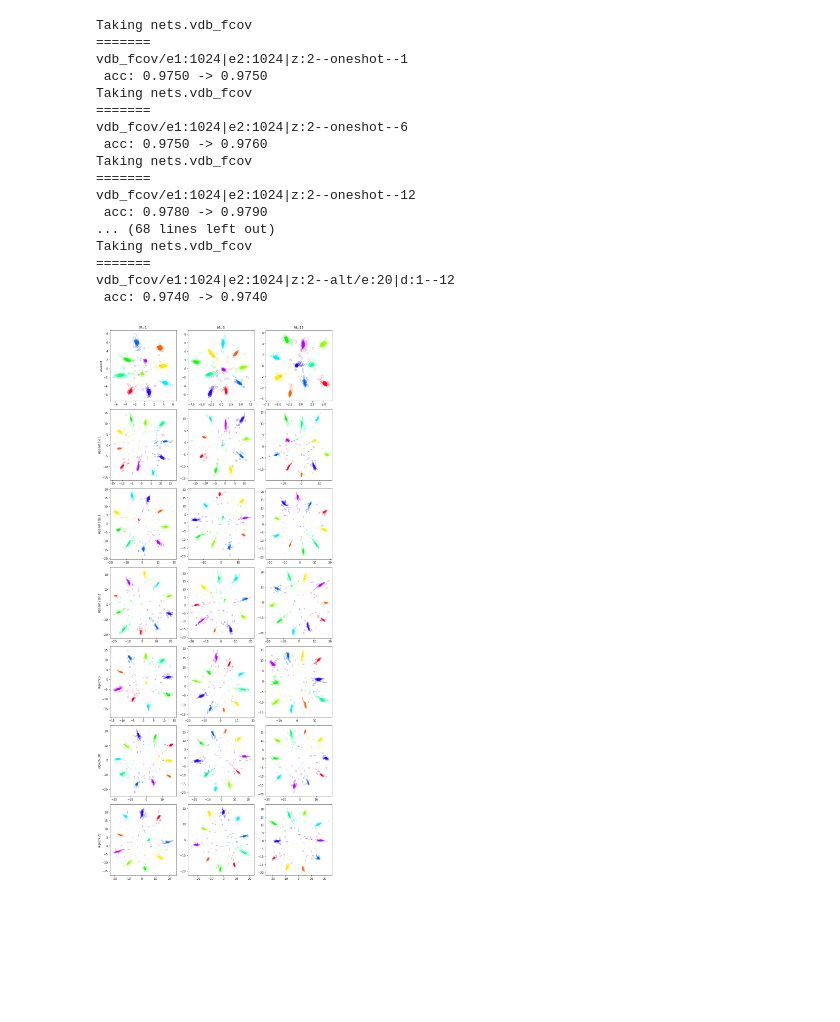
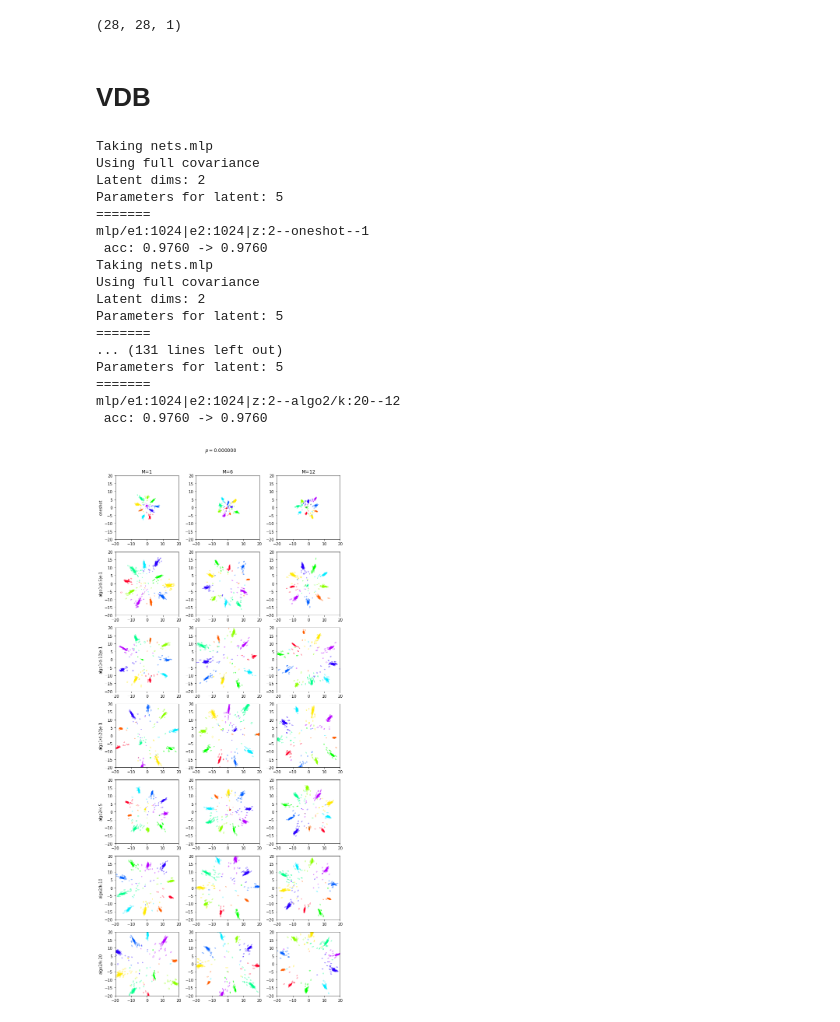
Before and after one commit to p16i/vdb, a Jupyter notebook: notebooks/plot-2d-grid-with-salt-paper-noise.ipynb, the cells around one changed output. Cells and saved outputs as stored; diff of their text form; code cells hidden in the pictures; blank space fills up the shorter version.

```diff
--- a/notebooks/plot-2d-grid-with-salt-paper-noise.ipynb
+++ b/notebooks/plot-2d-grid-with-salt-paper-noise.ipynb
@@ -71,3 +49,3 @@ array([[ 1. ,  0.5,  0.8, -1. ,  0.9],
 # %%
-_, (test_images, test_labels), _ = get_dataset("mnist")
+_, (test_images, test_labels), _ = get_dataset("mnist", data_path="../datasets")
 # %%
@@ -84,14 +63,23 @@ plt.imshow(salt_paper_noise(img, p=0.2), cmap="gray")
+# %%
+test_images[0,].shape
+# %% [output]
+(28, 28, 1)
 # %%
-arch = "vdb_fcov/e1:1024|e2:1024|z:2"
+arch = "mlp/e1:1024|e2:1024|z:2"
 
 strategies = [
     "oneshot",
-    "seq/d:5|e:1",
-    "seq/d:10|e:1",
-    "seq/d:20|e:1", "alt/e:5|d:1", "alt/e:10|d:1", "alt/e:20|d:1"
+    "algo1/d:5|e:1",
+    "algo1/d:10|e:1",
+    "algo1/d:20|e:1",
+    "algo2/k:5",
+    "algo2/k:10",
+    "algo2/k:20"
 ]
 
 M = [1, 6, 12]
+# %% [markdown]
+# VDB
 # %%
 def plot(ax, mu, cov, labels, cm=plt.get_cmap('gist_rainbow')):
     for i in range(10):
@@ -103,30 +91,28 @@ def plot(ax, mu, cov, labels, cm=plt.get_cmap('gist_rainbow')):
             ij = ix[j]
             plot_helper.plot_ellipse(ax, mu[ij,:], cov[ij, :, :], edgecolor=cm(i/10))
 
-
+    plt.ylim([-20, 20])
+    plt.xlim([-20, 20])
 
 def plot_grid(data, arch, strategies, M, p=0.1, L=12):
     total_strategies = len(strategies)
     total_M = len(M)
 
     dataset = data[list(data.keys())[0]]['dataset']
-    _, (test_images, test_labels), _ = get_dataset(dataset)
+    _, (test_images, test_labels), (subset_images, subset_labels) = get_dataset(dataset, data_path="../datasets")
+
+    extreme_values = np.min(test_images), np.max(test_images)
+    subset_images_salt_paper = perturbation.salt_pepper_noise(subset_images, p=p, extreme_values=extreme_values)
 
 
-    (test_images, test_labels), (subset_images, subset_labels) = get_2d_samples(dataset)
-
-    extreme_values = np.min(test_images), np.max(test_images)
-    subset_images_salt_paper = salt_paper_noise(subset_images, p=p, extreme_values=extreme_values)
-
-
-    plt.figure(figsize=(4*total_M, 4*total_strategies))
+    plt.figure(figsize=(3*total_M, 3*total_strategies))
     for i, s in enumerate(strategies):
         for j, m in enumerate(M):
             ax = plt.subplot(total_strategies, total_M, i*total_M + j+1)
             if i == 0:
                 plt.title(f"M={m}")
             if j == 0:
-                plt.ylabel(alias(s))
+                plt.ylabel(s)
 
             # load model, add noise, plot
             key = f"{arch}--{s}--{m}"
@@ -135,49 +121,50 @@ def plot_grid(data, arch, strategies, M, p=0.1, L=12):
             model, _ = load_model(path)
             print("=======")
             print(key)
 #             print(path)
             print(" acc: %.4f -> %.4f" %
                   (
                       model.compute_acc(subset_images, subset_labels, L).numpy(),
                       model.compute_acc(subset_images_salt_paper, subset_labels, L).numpy(),
                   )
             )
 
             if p > 0:
                 latent, _ = model(subset_images_salt_paper)
             else:
                 latent, _ = model(subset_images)
 
 
             mu = latent.loc.numpy()
             cov = latent.covariance().numpy()
 
             plot(ax, mu, cov, subset_labels)
 
+    plt.suptitle("$p=%f$" % p)
 
-    plt.tight_layout()
+    plt.tight_layout( rect=[0, 0.03, 1, 0.95])
 
     plt.savefig("./figures/2d-latent-salt-pepper-p%d.png" % (p*10))
 plot_grid(data, arch, strategies, M, p=0.0)
 # %% [output]
-Taking nets.vdb_fcov
+Taking nets.mlp
+Using full covariance
+Latent dims: 2
+Parameters for latent: 5
 =======
-vdb_fcov/e1:1024|e2:1024|z:2--oneshot--1
- acc: 0.9750 -> 0.9750
-Taking nets.vdb_fcov
+mlp/e1:1024|e2:1024|z:2--oneshot--1
+ acc: 0.9760 -> 0.9760
+Taking nets.mlp
+Using full covariance
+Latent dims: 2
+Parameters for latent: 5
 =======
-vdb_fcov/e1:1024|e2:1024|z:2--oneshot--6
- acc: 0.9750 -> 0.9760
-Taking nets.vdb_fcov
+... (131 lines left out)
+Parameters for latent: 5
 =======
-vdb_fcov/e1:1024|e2:1024|z:2--oneshot--12
- acc: 0.9780 -> 0.9790
-... (68 lines left out)
-Taking nets.vdb_fcov
-=======
-vdb_fcov/e1:1024|e2:1024|z:2--alt/e:20|d:1--12
- acc: 0.9740 -> 0.9740
+mlp/e1:1024|e2:1024|z:2--algo2/k:20--12
+ acc: 0.9760 -> 0.9760
-[figure, old version]
+[figure, new version]
 # %%
 plot_grid(data, arch, strategies, M, p=0.1)
 # %% [output]
```
Also changed, not shown: parts of 15 cells of this notebook, 3 other files.
